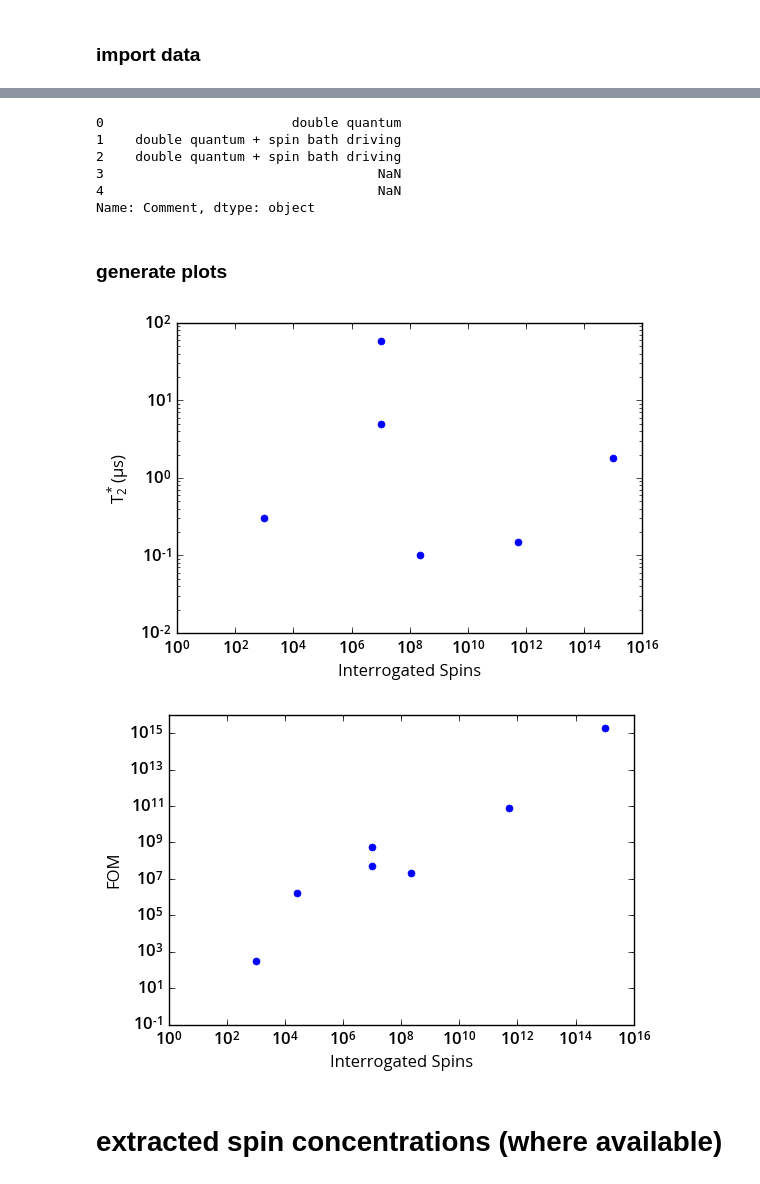
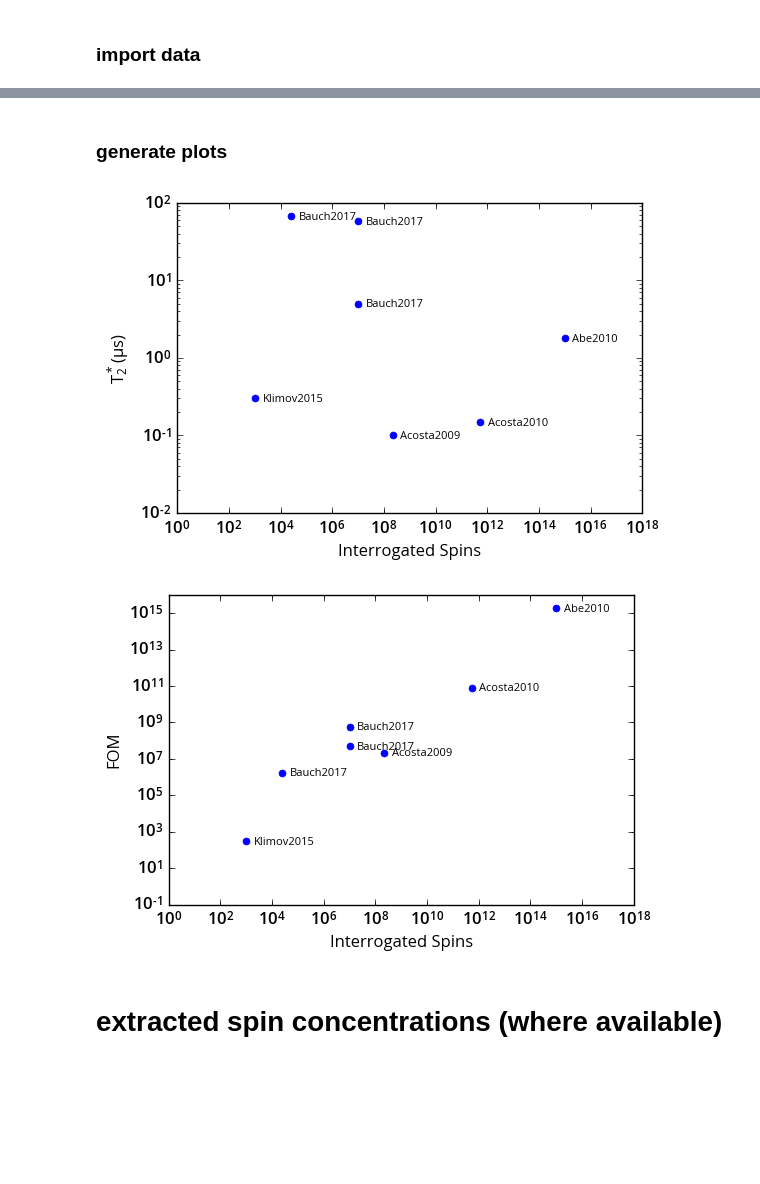
Before and after one commit to ebauch/NV_data, a Jupyter notebook: T2star_survey.ipynb, the cells around one changed output, grey strips where cells are left out. Cells and saved outputs as stored; diff of their text form; code cells hidden in the pictures; blank space fills up the shorter version.

```diff
--- a/T2star_survey.ipynb
+++ b/T2star_survey.ipynb
@@ -48,22 +29,26 @@ Name: Reference, dtype: object
-# %%
-labels
-# %% [output]
-0                        double quantum
-1    double quantum + spin bath driving
-2    double quantum + spin bath driving
-3                                   NaN
-4                                   NaN
-Name: Comment, dtype: object
 # %% [markdown]
 ### generate plots
+# %%
+# number of interrogated spins
+x = pd.to_numeric(df.iloc[:,3], 'coerce').get_values()
+# T2* in us
+y1 = pd.to_numeric(df.iloc[:,4], 'coerce').get_values()
+# FOM
+y2 = pd.to_numeric(df.iloc[:,5], 'coerce').get_values()
+# reference + remove spaces
+labels = df.iloc[:,7]
+labels = [label.replace(" ","") for label in labels]
 # %%
-# generate T2* plot
+## generate T2* plot
 
+pick = [0, 1, 2, 3, 4, 6, 8] # pick good data points
 
-plt.plot(val1, val2, 'b.', ms=10)
-reference= ['Klimov2015', 'Bauch2017', 'Bauch2017', 'Bauch2017', ]
-# plt.text(val1, val2, 'b.', ms=10)
+# plot data + labels
+plt.plot(x[pick], y1[pick], 'b.', ms=10)
+for i in pick:
+    plt.text(x[i]*2, y1[i]*(0.99), labels[i], fontsize=8, fontweight='normal', va='center', ha='left')
 
+# set plot labels
 
 plt.xlabel('Interrogated Spins')
 plt.ylabel(r'$T_2^* (\mu$s)')
@@ -71,33 +56,37 @@ plt.ylabel(r'$T_2^* (\mu$s)')
 plt.xscale('log')
 plt.yscale('log')
 
-plt.xlim([10**0, 10**16])
+plt.xlim([10**0, 10**18])
 plt.ylim([10**-2, 100])
 
-# plt.title('T2* in Electronic Solide-State Spin Ensembles')
+plt.savefig("fig.pdf")
 
 plt.show()
 # %% [output]
-[figure, old version]
+[figure, new version]
 # %%
 # generate FOM plot
 
-plt.plot(val1, val3, 'b.', ms=10)
+# plot data + labels
+plt.plot(x[pick], y2[pick], 'b.', ms=10)
+for i in pick:
+    plt.text(x[i]*2, y2[i] * 0.9, labels[i], fontsize=8, fontweight='normal', va='center', ha='left')
 
+# set plot labels
 plt.xlabel('Interrogated Spins')
 plt.ylabel(r'FOM')
 
 plt.xscale('log')
 plt.yscale('log')
 
-plt.xlim([10**0, 10**16])
+plt.xlim([10**0, 10**18])
 plt.ylim([10**-1, 10**16])
 
-# plt.title('T2* in Electronic Solide-State Spin Ensembles')
+plt.savefig("fig2.pdf")
 
 plt.show()
 # %% [output]
-[figure, old version]
+[figure, new version]
 # %% [markdown]
 # extracted spin concentrations (where available)
 # %%
```
Also changed, not shown: parts of 4 cells of this notebook, 2 other files.
